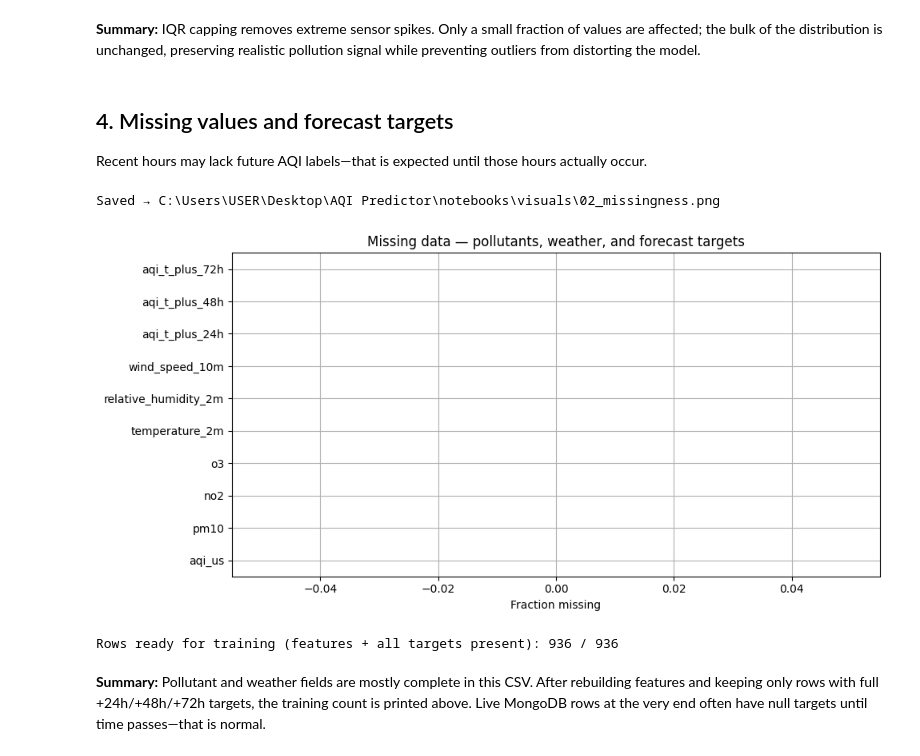
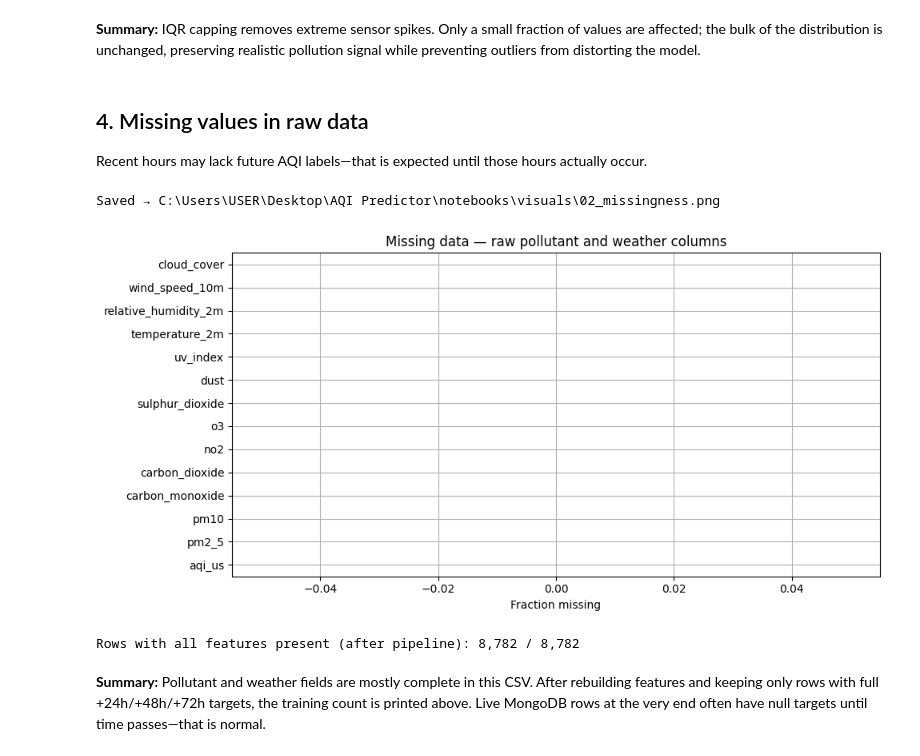
Before and after one commit to faizankhurram/AQI-Predictor, a Jupyter notebook: notebooks/eda_quick.ipynb, the cells around one changed output. Drawn from its saved outputs; the diff is of its cells as text; code cells hidden in the pictures.

```diff
--- a/notebooks/eda_quick.ipynb
+++ b/notebooks/eda_quick.ipynb
@@ -177,27 +177,31 @@ Saved → C:\Users\USER\Desktop\AQI Predictor\notebooks\visuals\01_calibration_i
 # %% [markdown]
 **Summary:** IQR capping removes extreme sensor spikes. Only a small fraction of values are affected; the bulk of the distribution is unchanged, preserving realistic pollution signal while preventing outliers from distorting the model.
 # %% [markdown]
-## 4. Missing values and forecast targets
+## 4. Missing values in raw data
 
 Recent hours may lack future AQI labels—that is expected until those hours actually occur.
 # %%
-key_cols = ["aqi_us", "pm10", "no2", "o3", "temperature_2m", "relative_humidity_2m", "wind_speed_10m"] + target_cols
+key_cols = [
+    "aqi_us", "pm2_5", "pm10", "carbon_monoxide", "carbon_dioxide",
+    "no2", "o3", "sulphur_dioxide", "dust", "uv_index",
+    "temperature_2m", "relative_humidity_2m", "wind_speed_10m", "cloud_cover",
+]
 key_cols = [c for c in key_cols if c in df.columns]
 miss_key = df[key_cols].isnull().mean().sort_values(ascending=True)
 
 fig, ax = plt.subplots(figsize=(10, 5))
 miss_key.plot(kind="barh", ax=ax, color="indianred")
 ax.set_xlabel("Fraction missing")
-ax.set_title("Missing data — pollutants, weather, and forecast targets")
+ax.set_title("Missing data — raw pollutant and weather columns")
 savefig("02_missingness.png")
 plt.show()
 
 train_ready = prepare_training_frame(df)
-print(f"Rows ready for training (features + all targets present): {len(train_ready):,} / {len(df):,}")
+print(f"Rows with all features present (after pipeline): {len(train_ready):,} / {len(df):,}")
 # %% [output]
 Saved → C:\Users\USER\Desktop\AQI Predictor\notebooks\visuals\02_missingness.png
-[figure, old version]
+[figure, new version]
-Rows ready for training (features + all targets present): 936 / 936
+Rows with all features present (after pipeline): 8,782 / 8,782
 # %% [markdown]
 **Summary:** Pollutant and weather fields are mostly complete in this CSV. After rebuilding features and keeping only rows with full +24h/+48h/+72h targets, the training count is printed above. Live MongoDB rows at the very end often have null targets until time passes—that is normal.
 # %% [markdown]
```
Also changed, not shown: parts of 12 cells of this notebook.
